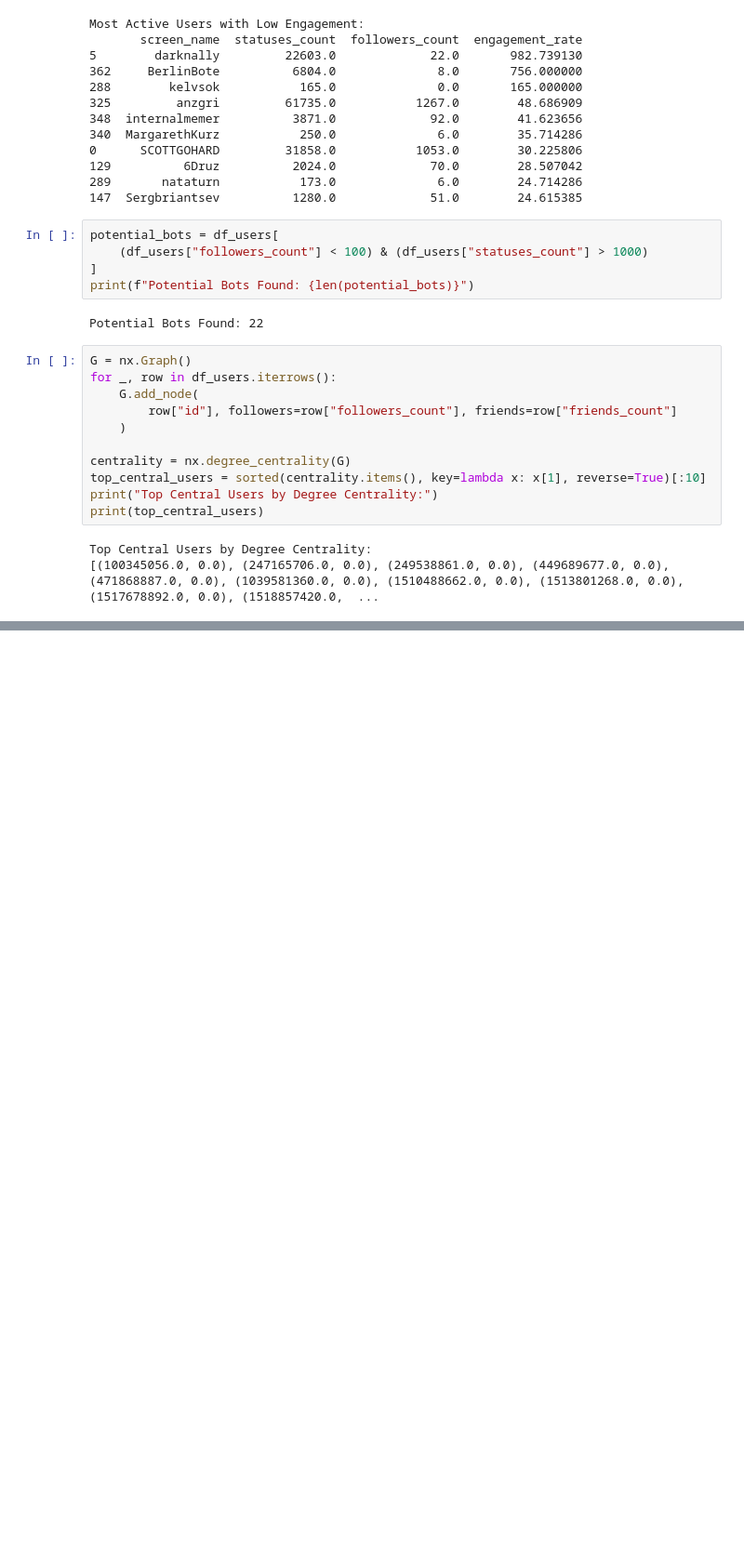
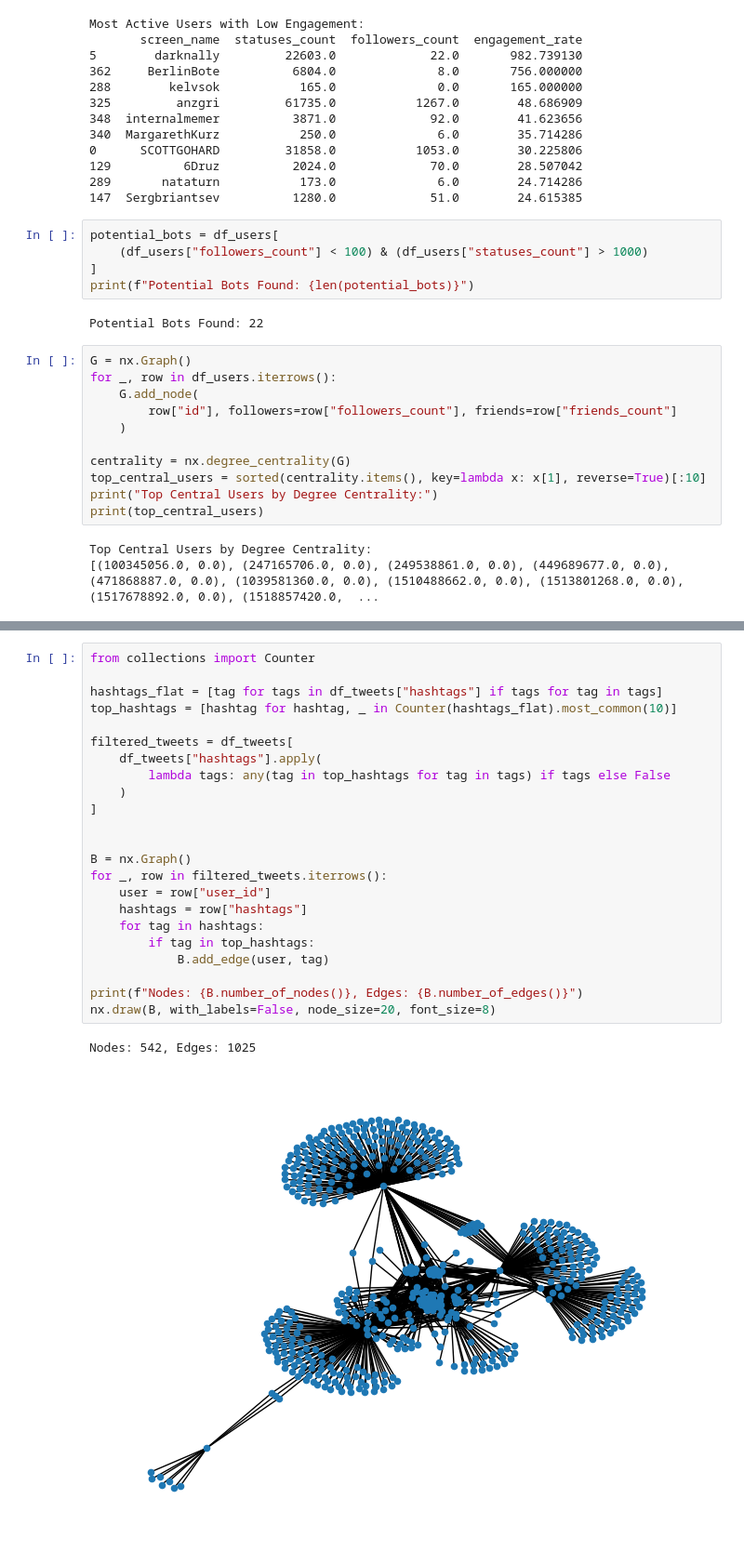
Before and after one commit to salveendutt/Social-Networks, a Jupyter notebook: lab12/proj.ipynb, the cells around one changed output, grey strips where cells are left out. Shown at 93% size. Saved outputs shown, nothing was run; the diff lists cells and outputs as text; blank space fills up the shorter version.

```diff
--- a/lab12/proj.ipynb
+++ b/lab12/proj.ipynb
@@ -697,0 +757,26 @@ Top Central Users by Degree Centrality:
+# %%
+from collections import Counter
+
+hashtags_flat = [tag for tags in df_tweets["hashtags"] if tags for tag in tags]
+top_hashtags = [hashtag for hashtag, _ in Counter(hashtags_flat).most_common(10)]
+
+filtered_tweets = df_tweets[
+    df_tweets["hashtags"].apply(
+        lambda tags: any(tag in top_hashtags for tag in tags) if tags else False
+    )
+]
+
+
+B = nx.Graph()
+for _, row in filtered_tweets.iterrows():
+    user = row["user_id"]
+    hashtags = row["hashtags"]
+    for tag in hashtags:
+        if tag in top_hashtags:
+            B.add_edge(user, tag)
+
+print(f"Nodes: {B.number_of_nodes()}, Edges: {B.number_of_edges()}")
+nx.draw(B, with_labels=False, node_size=20, font_size=8)
+# %% [output]
+Nodes: 542, Edges: 1025
+[figure, added]
```
Also changed, not shown: parts of 5 cells of this notebook.
